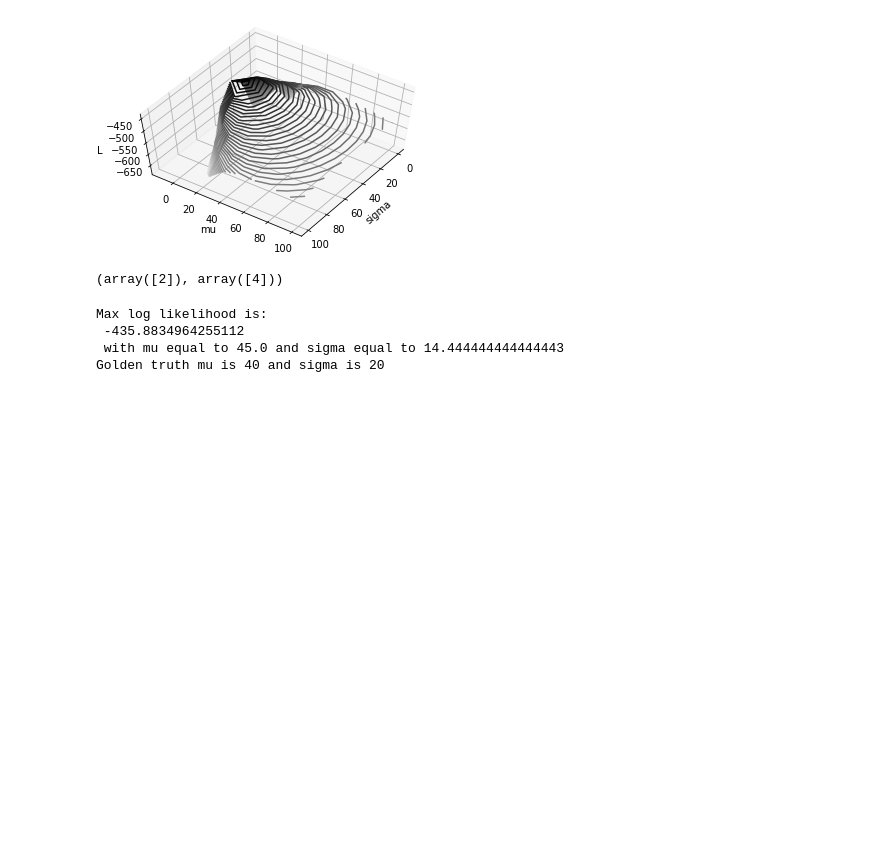
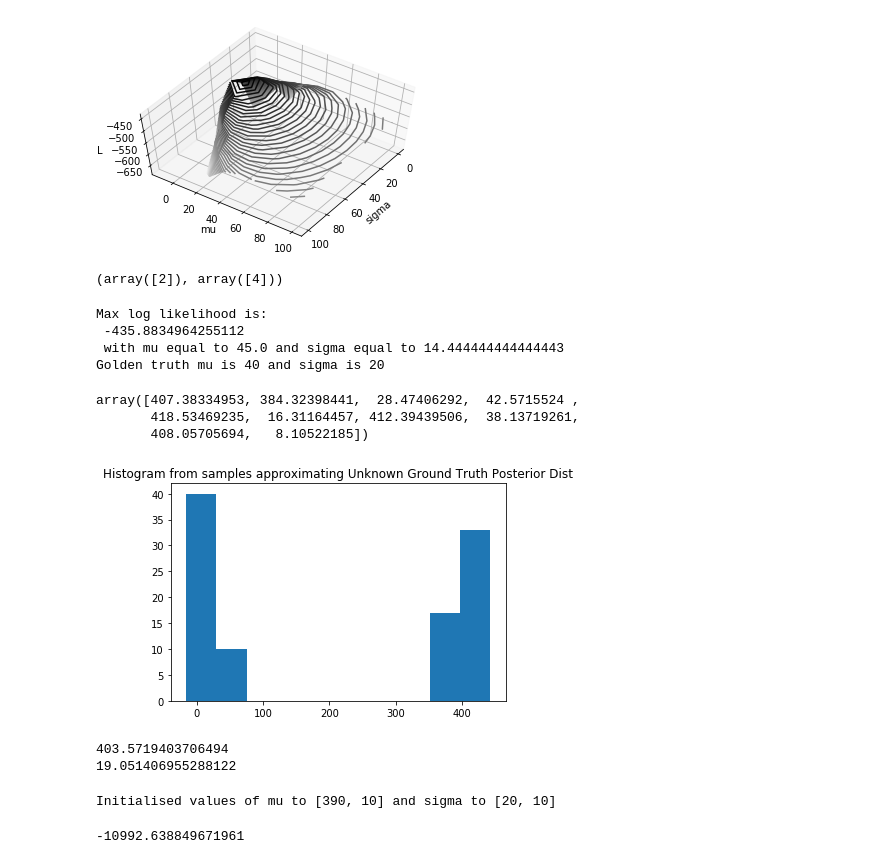
Before and after one commit to olwflynn/Learning, a Jupyter notebook: Bayesian learning - Decoders and Inference.ipynb, the cells around one changed output. Cells and saved outputs as stored; diff of their text form; code cells hidden in the pictures; blank space fills up the shorter version.

```diff
--- a/Bayesian learning - Decoders and Inference.ipynb
+++ b/Bayesian learning - Decoders and Inference.ipynb
@@ -203,3 +203,33 @@ Max log likelihood is:
  -435.8834964255112
  with mu equal to 45.0 and sigma equal to 14.444444444444443
 Golden truth mu is 40 and sigma is 20
+# %%
+# Monte Carlo Markov Chain Methods
+# Define dataset with ground truth two normal distributions with different means and sigmas
+# Run MC simulation using Metropolis method to generate estimate for posterior distribution
+
+mu1, sigma1 = 400, 20
+mu2, sigma2 = 20, 10
+num_samples_norm =50
+X_cluster_1 = np.random.normal(loc=mu1, scale=sigma1, size=(num_samples_norm,))
+X_cluster_2 = np.random.normal(loc=mu2, scale=sigma2, size=(num_samples_norm,))
+X_clusters = np.concatenate((X_cluster_1, X_cluster_2), axis=0)
+np.random.shuffle(X_clusters)
+
+X_clusters[:10]
+# %% [output]
+array([407.38334953, 384.32398441,  28.47406292,  42.5715524 ,
+       418.53469235,  16.31164457, 412.39439506,  38.13719261,
+       408.05705694,   8.10522185])
+# %%
+plt.title('Histogram from samples approximating Unknown Ground Truth Posterior Dist')
+plt.hist(X_clusters)
+plt.show()
+# %% [output]
+[figure, added]
+# %%
+print(np.mean(X_cluster_1))
+print(np.mean(X_cluster_2))
+# %% [output]
+403.5719403706494
+19.051406955288122
@@ -205,0 +322,14 @@ Golden truth mu is 40 and sigma is 20
+# %%
+Q_mu, Q_sigma = 30, 10
+Q = np.random.normal
+# choose wide uniform dist for priors of mu and sigma for the hypotheses of two normals
+# theta_prior_draw = [[np.random.uniform(0,100),np.random.uniform(0,100)],[20, 10]]
+theta_prior_draw = [[390,10],[20, 10]]
+theta_prior_pdf = [[1/100, 1/100],[1/50, 1/50]]
+metMC = MetropolisMC(Q, theta_prior_draw, theta_prior_pdf)
+# %% [output]
+Initialised values of mu to [390, 10] and sigma to [20, 10]
+# %%
+metMC.loglikelihood_norm(X_clusters, [[300,20],[20, 10]])
+# %% [output]
+-10992.638849671961
```
Also changed, not shown: parts of 13 cells of this notebook.
